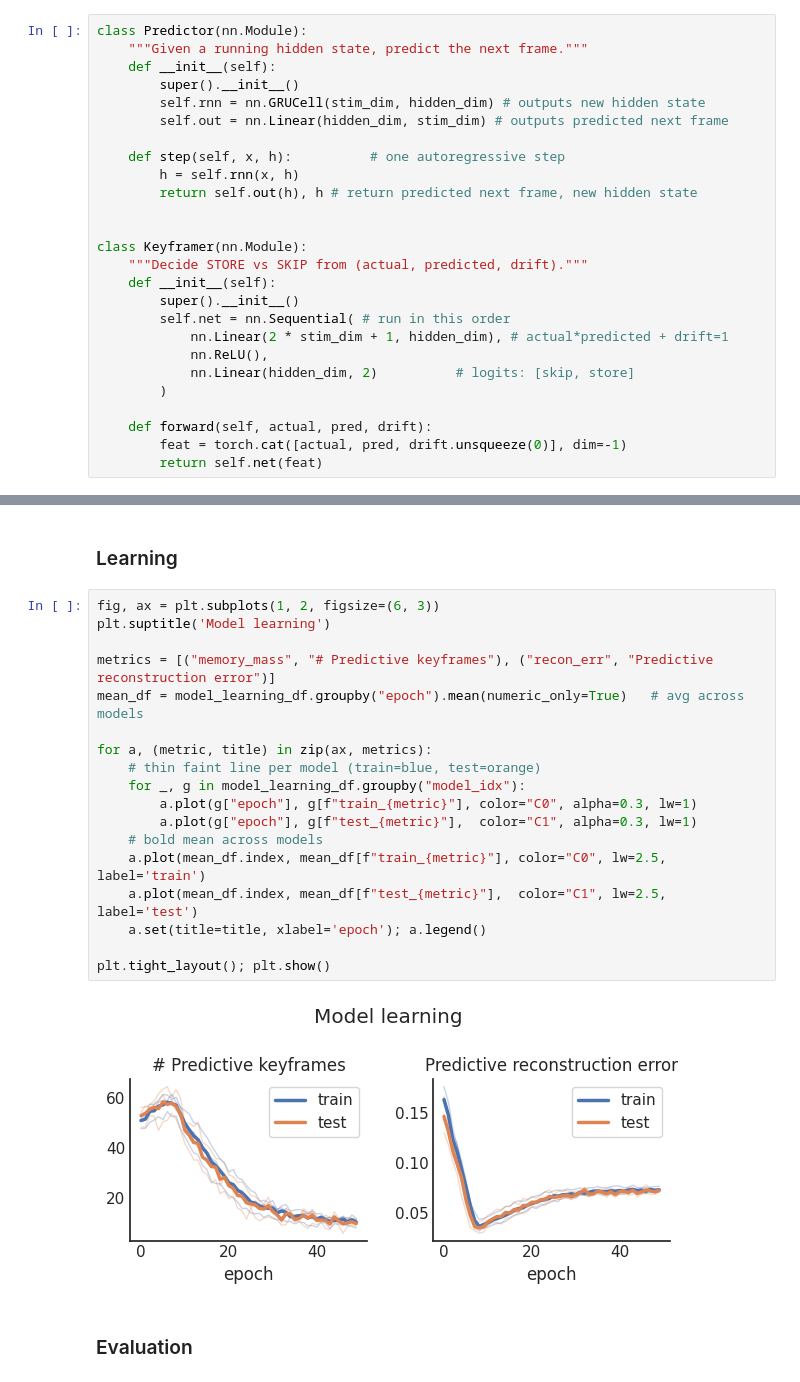
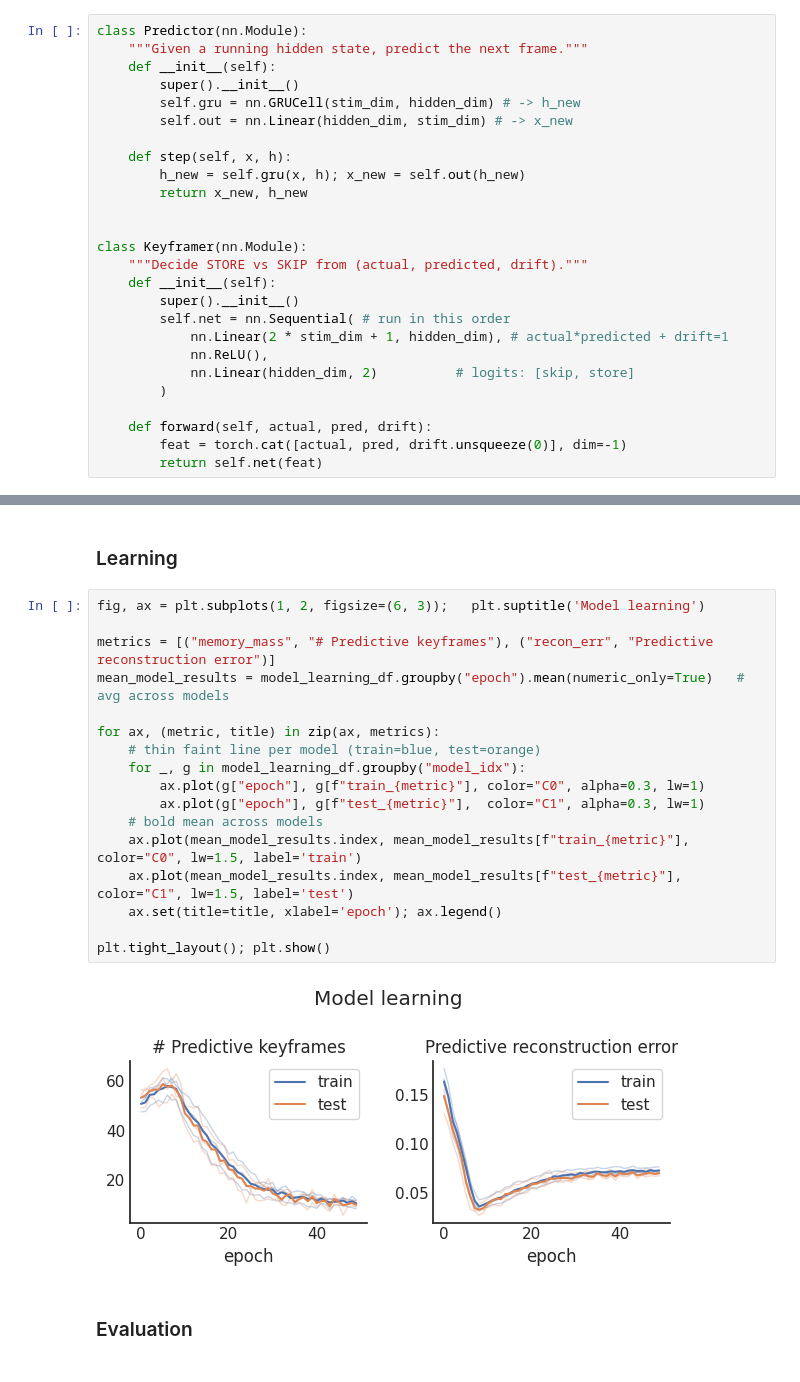
Before and after one commit to siyer7/narrative_map, a Jupyter notebook: code/narrative/1-segmentation.ipynb, the cells around one changed output, grey strips where cells are left out. Drawn from its saved outputs; the diff is of its cells as text.

```diff
--- a/code/narrative/1-segmentation.ipynb
+++ b/code/narrative/1-segmentation.ipynb
@@ -108,12 +106,12 @@ class Predictor(nn.Module):
     """Given a running hidden state, predict the next frame."""
     def __init__(self):
         super().__init__()
-        self.rnn = nn.GRUCell(stim_dim, hidden_dim) # outputs new hidden state
-        self.out = nn.Linear(hidden_dim, stim_dim) # outputs predicted next frame
+        self.gru = nn.GRUCell(stim_dim, hidden_dim) # -> h_new
+        self.out = nn.Linear(hidden_dim, stim_dim) # -> x_new
 
-    def step(self, x, h):          # one autoregressive step
-        h = self.rnn(x, h)
-        return self.out(h), h # return predicted next frame, new hidden state
+    def step(self, x, h):
+        h_new = self.gru(x, h); x_new = self.out(h_new)
+        return x_new, h_new
 
 
 class Keyframer(nn.Module):
@@ -205,25 +183,24 @@ model_learning_df.head()
 # %% [markdown]
 ### Learning
 # %%
-fig, ax = plt.subplots(1, 2, figsize=(6, 3))
-plt.suptitle('Model learning')
+fig, ax = plt.subplots(1, 2, figsize=(6, 3));   plt.suptitle('Model learning')
 
 metrics = [("memory_mass", "# Predictive keyframes"), ("recon_err", "Predictive reconstruction error")]
-mean_df = model_learning_df.groupby("epoch").mean(numeric_only=True)   # avg across models
+mean_model_results = model_learning_df.groupby("epoch").mean(numeric_only=True)   # avg across models
 
-for a, (metric, title) in zip(ax, metrics):
+for ax, (metric, title) in zip(ax, metrics):
     # thin faint line per model (train=blue, test=orange)
     for _, g in model_learning_df.groupby("model_idx"):
-        a.plot(g["epoch"], g[f"train_{metric}"], color="C0", alpha=0.3, lw=1)
-        a.plot(g["epoch"], g[f"test_{metric}"],  color="C1", alpha=0.3, lw=1)
+        ax.plot(g["epoch"], g[f"train_{metric}"], color="C0", alpha=0.3, lw=1)
+        ax.plot(g["epoch"], g[f"test_{metric}"],  color="C1", alpha=0.3, lw=1)
     # bold mean across models
-    a.plot(mean_df.index, mean_df[f"train_{metric}"], color="C0", lw=2.5, label='train')
-    a.plot(mean_df.index, mean_df[f"test_{metric}"],  color="C1", lw=2.5, label='test')
-    a.set(title=title, xlabel='epoch'); a.legend()
+    ax.plot(mean_model_results.index, mean_model_results[f"train_{metric}"], color="C0", lw=1.5, label='train')
+    ax.plot(mean_model_results.index, mean_model_results[f"test_{metric}"],  color="C1", lw=1.5, label='test')
+    ax.set(title=title, xlabel='epoch'); ax.legend()
 
 plt.tight_layout(); plt.show()
 # %% [output]
-[figure, old version]
+[figure, new version]
 # %% [markdown]
 ### Evaluation
 # %%
```
Also changed, not shown: parts of 5 cells of this notebook, 1 other file.
